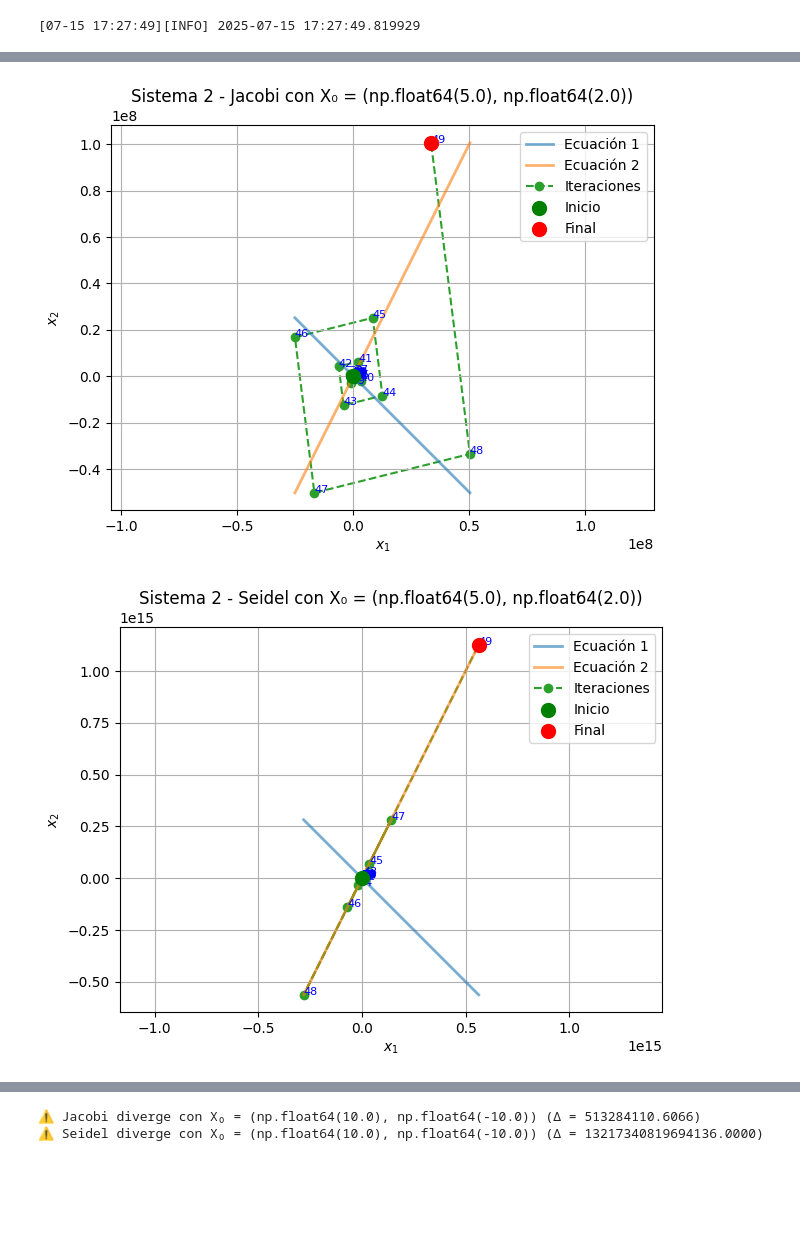
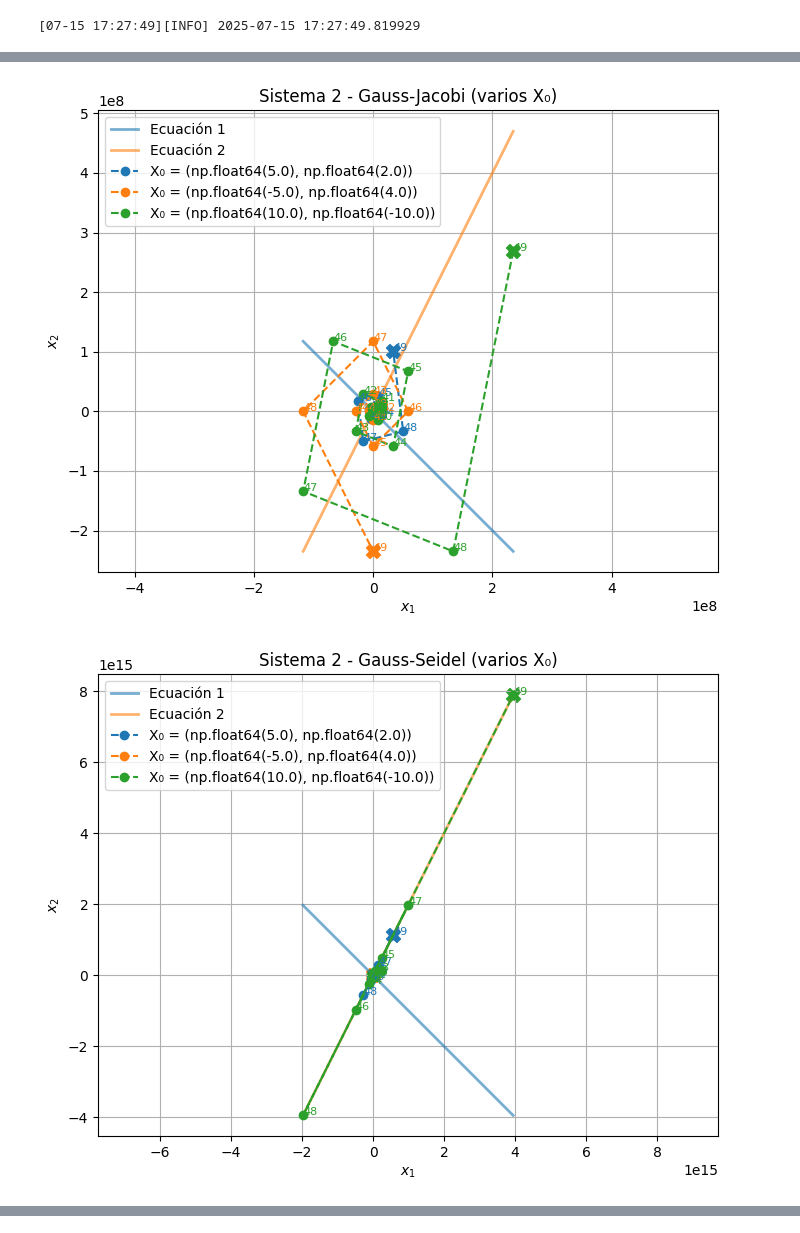
Before and after one commit to Iandres10188/Taller-2b, a Jupyter notebook: metodos_Iterativos.ipynb, the cells around one changed output, grey strips where cells are left out. Saved outputs shown, nothing was run; the diff lists cells and outputs as text; code cells hidden in the pictures; blank space fills up the shorter version.

```diff
--- a/metodos_Iterativos.ipynb
+++ b/metodos_Iterativos.ipynb
@@ -46,16 +49,26 @@ A1 = np.array([[1, 1],
 b1 = np.array([[7], [0]])
 iniciales1 = [
     np.array([[0.0], [0.0]]),
-    np.array([[5.0], [2.0]])
+    np.array([[5.0], [2.0]]),
+    np.array([[8.0], [-1.0]])
 ]
 
-# Ecuaciones del sistema: x2 = 7 - x1 y x2 = (2/5)x1
+# Ecuaciones: x2 = 7 - x1 ; x2 = (2/5)x1
 eqs_sistema1 = [lambda x: 7 - x, lambda x: (2/5) * x]
+
+trays_jacobi_1 = []
+trays_seidel_1 = []
+labels1 = []
 
 for x0 in iniciales1:
     _, tray_jacobi = gauss_jacobi(A=A1, b=b1, x0=x0, tol=1e-5, max_iter=50)
-    _, tray_seidel, *_ = gauss_seidel(A=A1, b=b1, x0=x0, tol=1e-5, max_iter=50)
+    resultado_seidel = gauss_seidel(A=A1, b=b1, x0=x0, tol=1e-5, max_iter=50)
+    tray_seidel = resultado_seidel[1]
 
-    plot_trajectory(tray_jacobi, f"Sistema 1 - Jacobi con X₀ = {tuple(x0.flatten())}", eq_lines=eqs_sistema1)
-    plot_trajectory(tray_seidel, f"Sistema 1 - Seidel con X₀ = {tuple(x0.flatten())}", eq_lines=eqs_sistema1)
+    trays_jacobi_1.append(tray_jacobi)
+    trays_seidel_1.append(tray_seidel)
+    labels1.append(f'X₀ = {tuple(x0.flatten())}')
+
+plot_multiple_trajectories(trays_jacobi_1, "Sistema 1 - Gauss-Jacobi (varios X₀)", eq_lines=eqs_sistema1, labels=labels1)
+plot_multiple_trajectories(trays_seidel_1, "Sistema 1 - Gauss-Seidel (varios X₀)", eq_lines=eqs_sistema1, labels=labels1)
 # %% [output]
@@ -93,21 +102,22 @@ iniciales2 = [
     np.array([[10.0], [-10.0]])
 ]
 
-# Ecuaciones del sistema: x2 = 6 - x1 y x2 = 2x1
+# Ecuaciones: x2 = 6 - x1 ; x2 = 2x1
 eqs_sistema2 = [lambda x: 6 - x, lambda x: 2 * x]
+
+trays_jacobi_2 = []
+trays_seidel_2 = []
+labels2 = []
 
 for x0 in iniciales2:
     _, tray_jacobi = gauss_jacobi(A=A2, b=b2, x0=x0, tol=1e-5, max_iter=50)
-    _, tray_seidel, *_ = gauss_seidel(A=A2, b=b2, x0=x0, tol=1e-5, max_iter=50)
+    resultado_seidel = gauss_seidel(A=A2, b=b2, x0=x0, tol=1e-5, max_iter=50)
+    tray_seidel = resultado_seidel[1]
 
-    plot_trajectory(tray_jacobi, f"Sistema 2 - Jacobi con X₀ = {tuple(x0.flatten())}", eq_lines=eqs_sistema2)
-    plot_trajectory(tray_seidel, f"Sistema 2 - Seidel con X₀ = {tuple(x0.flatten())}", eq_lines=eqs_sistema2)
+    trays_jacobi_2.append(tray_jacobi)
+    trays_seidel_2.append(tray_seidel)
+    labels2.append(f'X₀ = {tuple(x0.flatten())}')
 
-    delta_jacobi = np.linalg.norm(tray_jacobi[-1] - tray_jacobi[-2])
-    delta_seidel = np.linalg.norm(tray_seidel[-1] - tray_seidel[-2])
-
-    if delta_jacobi > 1:
-        print(f"⚠️ Jacobi diverge con X₀ = {tuple(x0.flatten())} (Δ = {delta_jacobi:.4f})")
-    if delta_seidel > 1:
-        print(f"⚠️ Seidel diverge con X₀ = {tuple(x0.flatten())} (Δ = {delta_seidel:.4f})")
+plot_multiple_trajectories(trays_jacobi_2, "Sistema 2 - Gauss-Jacobi (varios X₀)", eq_lines=eqs_sistema2, labels=labels2)
+plot_multiple_trajectories(trays_seidel_2, "Sistema 2 - Gauss-Seidel (varios X₀)", eq_lines=eqs_sistema2, labels=labels2)
 # %% [output]
@@ -131,2 +141,2 @@ for x0 in iniciales2:
-[figure, old version]
+[figure, new version]
-[figure, old version]
+[figure, new version]
@@ -171,2 +142,0 @@ for x0 in iniciales2:
-⚠️ Jacobi diverge con X₀ = (np.float64(10.0), np.float64(-10.0)) (Δ = 513284110.6066)
-⚠️ Seidel diverge con X₀ = (np.float64(10.0), np.float64(-10.0)) (Δ = 13217340819694136.0000)
```
Also changed, not shown: parts of 3 cells of this notebook.
